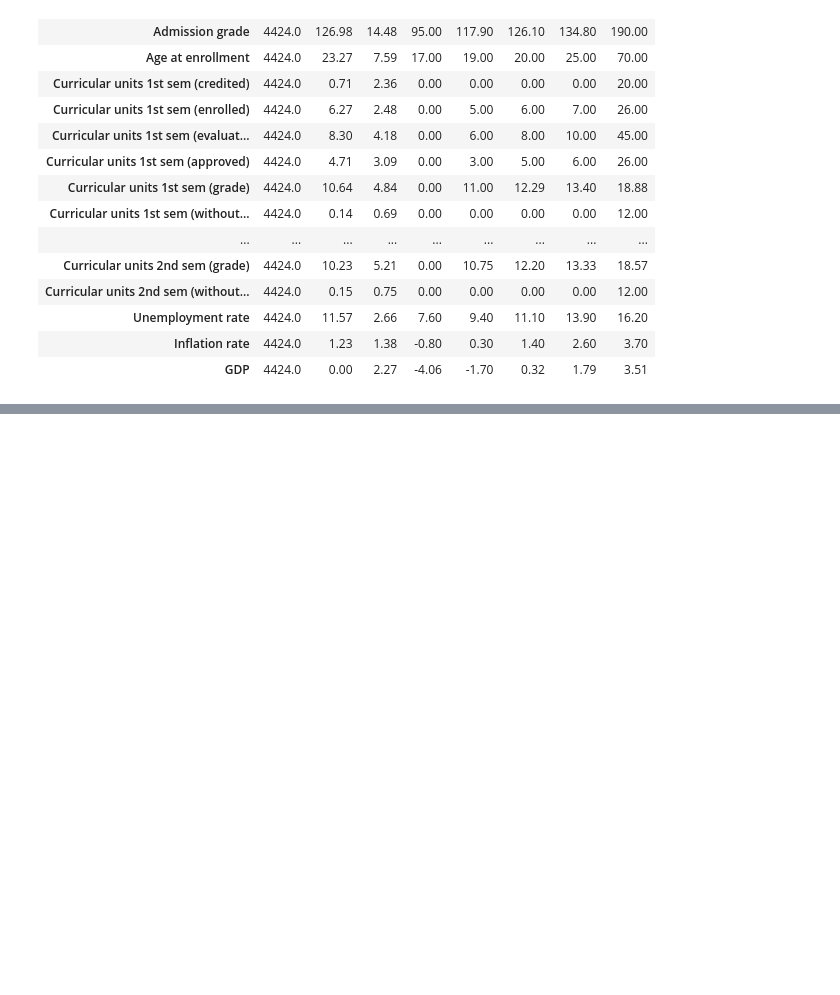
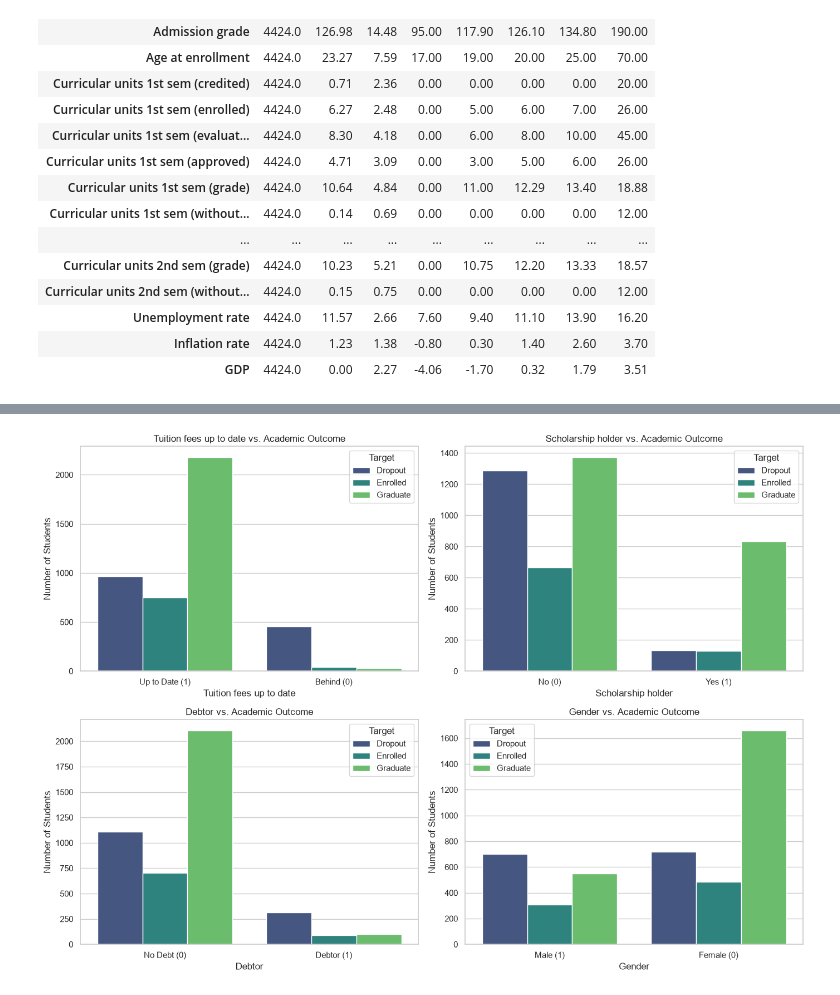
Before and after one commit to mrsegaexplains/IT5022_machine_learning_group_assignment, a Jupyter notebook: notebooks/01_data_exploration.ipynb, the cells around one changed output, grey strips where cells are left out. Saved outputs shown, nothing was run; the diff lists cells and outputs as text; code cells hidden in the pictures; blank space fills up the shorter version.

```diff
--- a/notebooks/01_data_exploration.ipynb
+++ b/notebooks/01_data_exploration.ipynb
@@ -765,0 +297,28 @@ The EDA indicates that academic performance, age, and financial indicators are a
+# %%
+key_binaries = [
+    ("Tuition fees up to date", {0: "Behind (0)", 1: "Up to Date (1)"}),
+    ("Scholarship holder", {0: "No (0)", 1: "Yes (1)"}),
+    ("Debtor", {0: "No Debt (0)", 1: "Debtor (1)"}),
+    ("Gender", {0: "Female (0)", 1: "Male (1)"})
+]
+
+fig, axes = plt.subplots(2, 2, figsize=(14, 10))
+axes = axes.flatten()
+
+for i, (col, label_map) in enumerate(key_binaries):
+    temp_series = df[col].map(label_map)
+    sns.countplot(
+        x=temp_series,
+        hue=df["Target"],
+        hue_order=["Dropout", "Enrolled", "Graduate"],
+        palette="viridis",
+        ax=axes[i]
+    )
+    axes[i].set_title(f"{col} vs. Academic Outcome")
+    axes[i].set_xlabel(col)
+    axes[i].set_ylabel("Number of Students")
+
+plt.tight_layout()
+plt.show()
+# %% [output]
+[figure, added]
```
Also changed, not shown: parts of 29 cells of this notebook.
